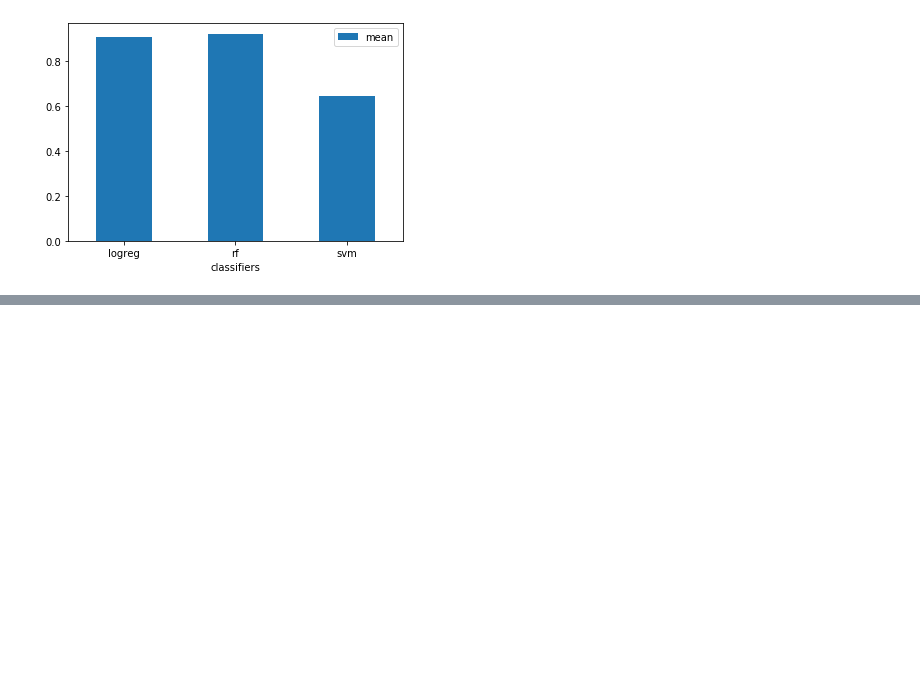
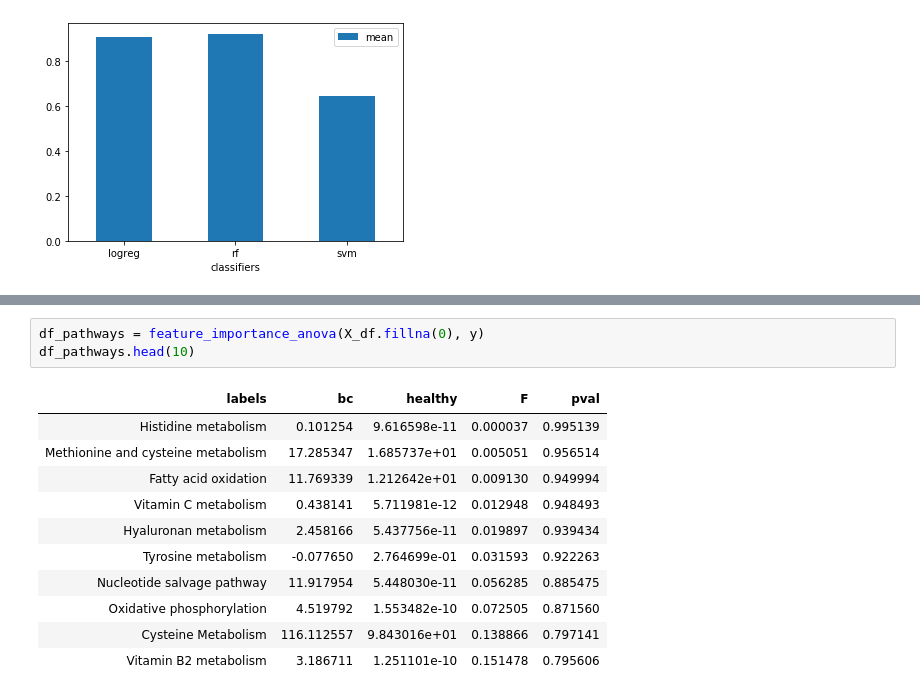
Before and after one commit to alperdokay/breast-cancer-studies, a Jupyter notebook: 29.04.2020 BC Analysis - Regular.ipynb, the cells around one changed output, grey strips where cells are left out. Saved outputs shown, nothing was run; the diff lists cells and outputs as text; blank space fills up the shorter version.

```diff
--- a/29.04.2020 BC Analysis - Regular.ipynb
+++ b/29.04.2020 BC Analysis - Regular.ipynb
@@ -203,0 +250,15 @@ df.sort_values('mean', ascending=False)
+# %%
+df_pathways = feature_importance_anova(X_df.fillna(0), y)
+df_pathways.head(10)
+# %% [output]
+| labels | bc | healthy | F | pval |
+| Histidine metabolism | 0.101254 | 9.616598e-11 | 0.000037 | 0.995139 |
+| Methionine and cysteine metabolism | 17.285347 | 1.685737e+01 | 0.005051 | 0.956514 |
+| Fatty acid oxidation | 11.769339 | 1.212642e+01 | 0.009130 | 0.949994 |
+| Vitamin C metabolism | 0.438141 | 5.711981e-12 | 0.012948 | 0.948493 |
+| Hyaluronan metabolism | 2.458166 | 5.437756e-11 | 0.019897 | 0.939434 |
+| Tyrosine metabolism | -0.077650 | 2.764699e-01 | 0.031593 | 0.922263 |
+| Nucleotide salvage pathway | 11.917954 | 5.448030e-11 | 0.056285 | 0.885475 |
+| Oxidative phosphorylation | 4.519792 | 1.553482e-10 | 0.072505 | 0.871560 |
+| Cysteine Metabolism | 116.112557 | 9.843016e+01 | 0.138866 | 0.797141 |
+| Vitamin B2 metabolism | 3.186711 | 1.251101e-10 | 0.151478 | 0.795606 |
```
Also changed, not shown: parts of 3 cells of this notebook, 3 other files.
